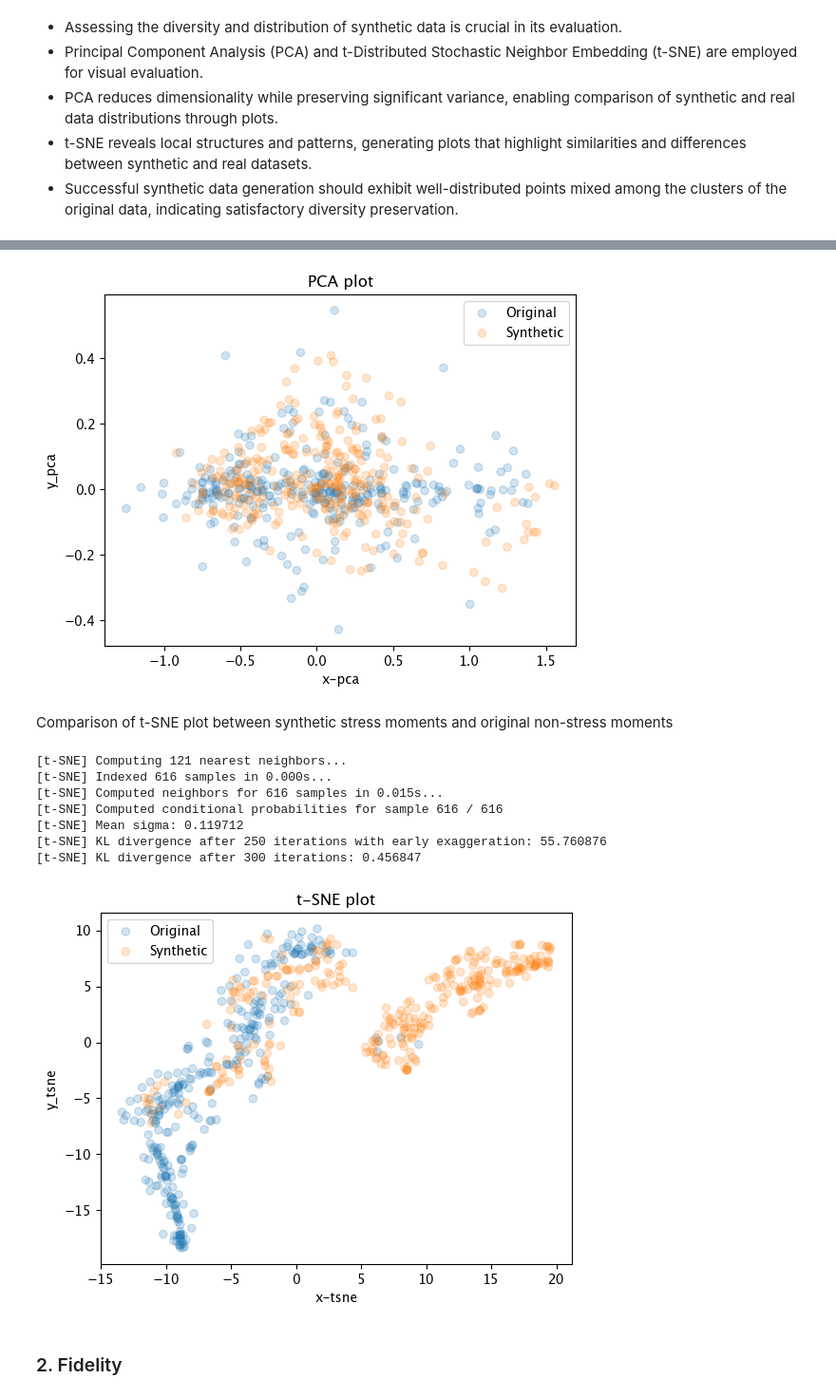
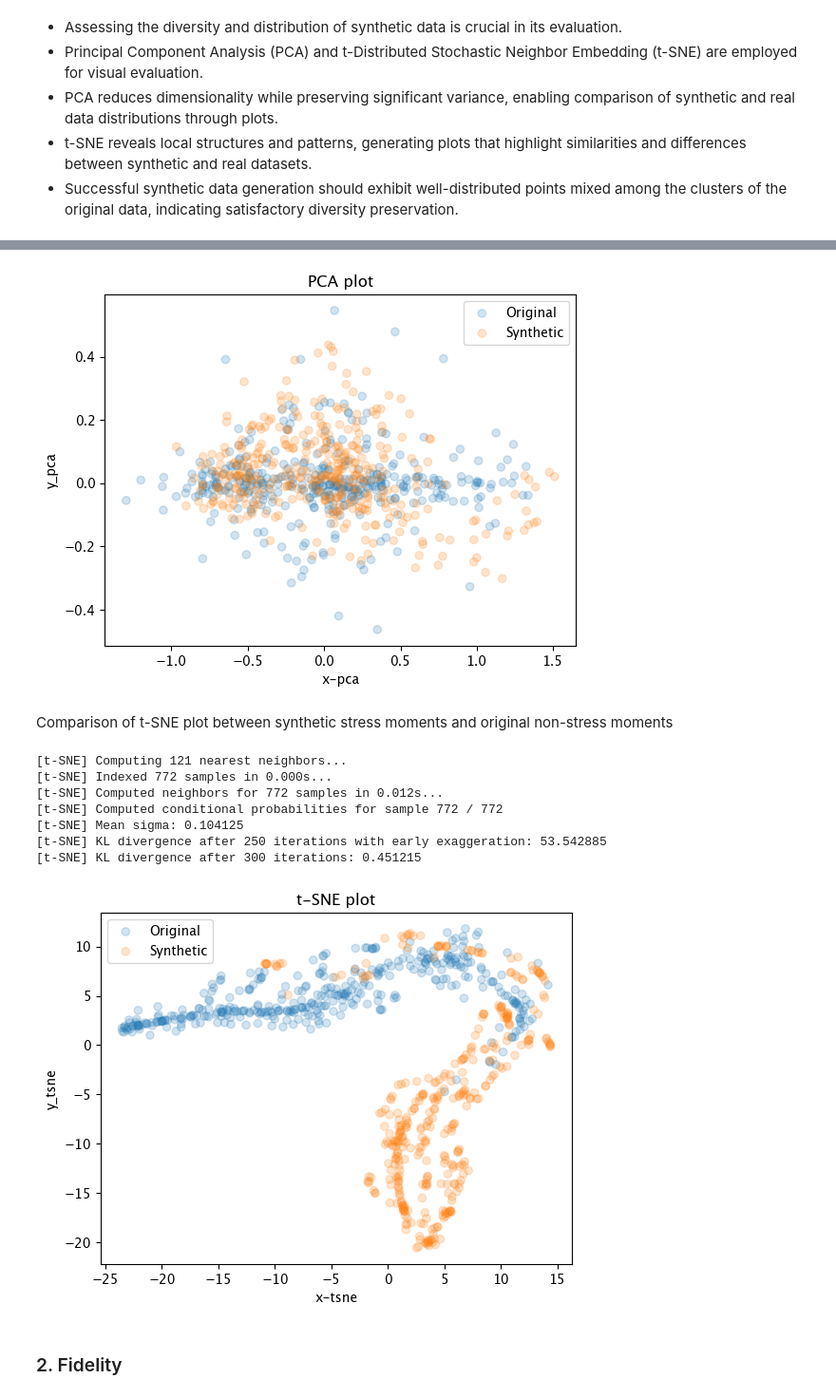
Before and after one commit to geheim01/Privacy-Preserving-Smartwatch-Health-Data-Generation-Using-DP-GANs, a Jupyter notebook: 04-Evaluation.ipynb, the cells around one changed output, grey strips where cells are left out. Shown at 95% size. Drawn from its saved outputs; the diff is of its cells as text; code cells hidden in the pictures.

```diff
--- a/04-Evaluation.ipynb
+++ b/04-Evaluation.ipynb
@@ -34,17 +34,13 @@ df_label = df['label']
 df_stress = df[df['label']==1]
 df_no_stress = df[df['label']==0]
 
-trainX, label_trainX = WESADDataset.create_windows(df, 1)
+X, y = WESADDataset.create_windows(df, 1)
 mos, _ = WESADDataset.create_windows(df_stress, SAMPLING_RATE)
-non_mos, _ = WESADDataset.create_windows(df_no_stress,SAMPLING_RATE)
+no_mos, _ = WESADDataset.create_windows(df_no_stress,SAMPLING_RATE)
 
-num_split = 0.8
-trainmos, testmos = data_split(mos, num_split)
-trainnomos, testnomos = data_split(non_mos, num_split)
-
-syn_data = np.load("data/syn/cond_syn_gen_5400.npy")
-# syn_data = np.load("data/syn/cgan/dp/5400.npy")
-dp_syn_data = np.load("data/syn/cgan/no_dp/5400.npy")
+# syn_data = np.load("data/syn/cond_syn_gen_5400.npy")
+syn_data = np.load("data/syn/cgan/no_dp/5400.npy")
+dp_syn_data = np.load("data/syn/cgan/dp/5400.npy")
 syn_no_stress = syn_data[:len(syn_data)//2, :, :]
 syn_stress = syn_data[len(syn_data)//2:, :, :]
 # %% [markdown]
@@ -73,20 +69,20 @@ visualization(trainmos[:len(syn_stress)], syn_stress, "tsne")
 # %%
-visualization(trainnomos[:len(syn_no_stress)], syn_no_stress, "pca")
+visualization(no_mos[:len(syn_no_stress)], syn_no_stress, "pca")
 # %% [output]
-[figure, old version]
+[figure, new version]
 # %% [markdown]
 Comparison of t-SNE plot between synthetic stress moments and original non-stress moments
 # %%
-visualization(trainnomos[:len(syn_stress)], syn_stress, "tsne")
+visualization(no_mos[:len(syn_stress)], syn_stress, "tsne")
 # %% [output]
 [t-SNE] Computing 121 nearest neighbors...
-[t-SNE] Indexed 616 samples in 0.000s...
-[t-SNE] Computed neighbors for 616 samples in 0.015s...
-[t-SNE] Computed conditional probabilities for sample 616 / 616
-[t-SNE] Mean sigma: 0.119712
-[t-SNE] KL divergence after 250 iterations with early exaggeration: 55.760876
-[t-SNE] KL divergence after 300 iterations: 0.456847
+[t-SNE] Indexed 772 samples in 0.000s...
+[t-SNE] Computed neighbors for 772 samples in 0.012s...
+[t-SNE] Computed conditional probabilities for sample 772 / 772
+[t-SNE] Mean sigma: 0.104125
+[t-SNE] KL divergence after 250 iterations with early exaggeration: 53.542885
+[t-SNE] KL divergence after 300 iterations: 0.451215
-[figure, old version]
+[figure, new version]
 # %% [markdown]
 ### 2. Fidelity
 # %% [markdown]
```
Also changed, not shown: parts of 7 cells of this notebook, 23 other files.
